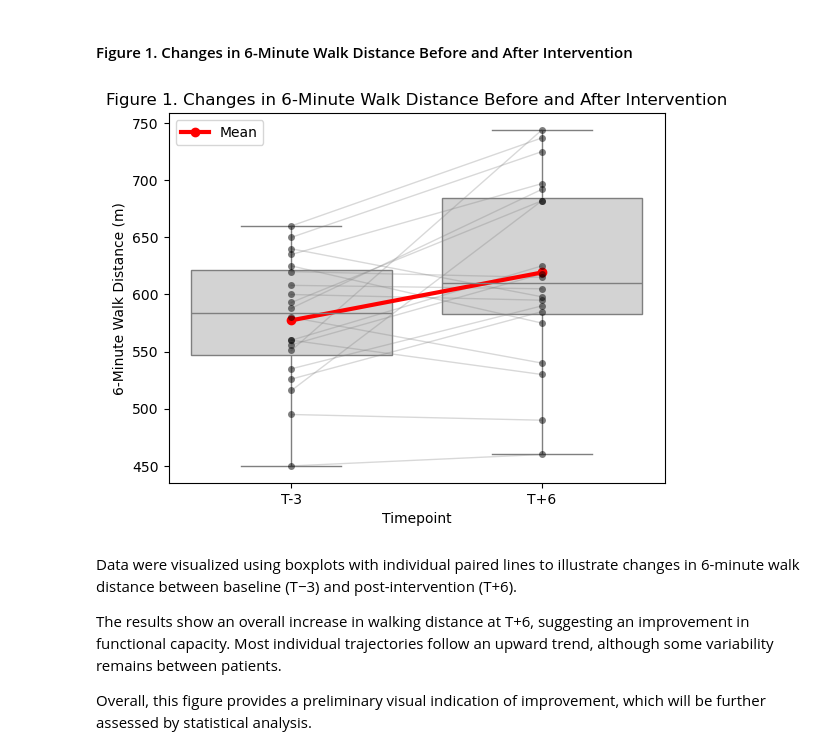
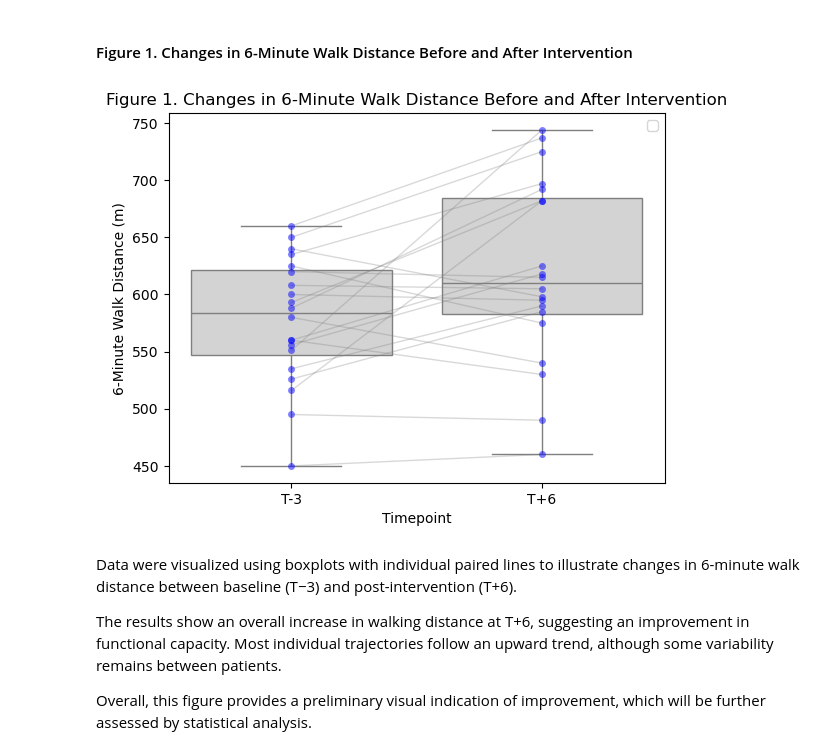
Before and after one commit to chloelaignel31-boop/Laignel.Chloe, a Jupyter notebook: notebook/exploratory_analysis.ipynb, the cells around one changed output. Cells and saved outputs as stored; diff of their text form; code cells hidden in the pictures.

Commit message:
delete mean in fig 1

```diff
--- a/notebook/exploratory_analysis.ipynb
+++ b/notebook/exploratory_analysis.ipynb
@@ -228,7 +228,7 @@ sns.stripplot(
     data=distance_long,
     x="time",
     y="distance",
-    color="black",
+    color="blue",
     alpha=0.5,
     jitter= False
 )
@@ -240,44 +240,34 @@ for i in range(len(data_included)):
         [
             data_included["6minwt_distance_traveled_m_before"].iloc[i],
             data_included["6minwt_distance_traveled_m_after"].iloc[i]
         ],
         color="grey",
         alpha=0.3,
         linewidth=1
     )
 
 # Compute mean values at each timepoint
 mean_before = data_included["6minwt_distance_traveled_m_before"].mean()
 mean_after = data_included["6minwt_distance_traveled_m_after"].mean()
 
-# Add mean line (highlighted)
-plt.plot(
-    ["T-3", "T+6"],
-    [mean_before, mean_after],
-    color="red",
-    linewidth=3,
-    marker="o",
-    label="Mean"
-)
-
 # Labels and title
 plt.xlabel("Timepoint")
 plt.ylabel("6-Minute Walk Distance (m)")
 plt.title("Figure 1. Changes in 6-Minute Walk Distance Before and After Intervention")
 
 # Legend
 plt.legend()
 
 # Save the figure
 plt.savefig(
     "../figures/Figure_1_Changes_in_6MWT_Before_After.png",
     bbox_inches="tight"
 )
 
 # Display the plot
 plt.show()
 # %% [output]
-[figure, old version]
+[figure, new version]
 # %% [markdown]
 Data were visualized using boxplots with individual paired lines to illustrate changes in 6-minute walk distance between baseline (T−3) and post-intervention (T+6).
 
```
Also changed, not shown: 1 other file.
